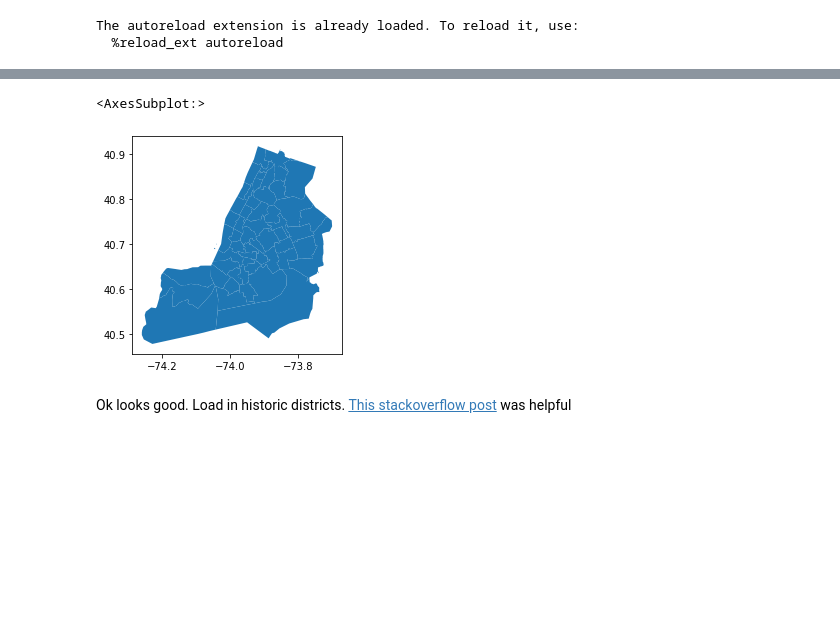
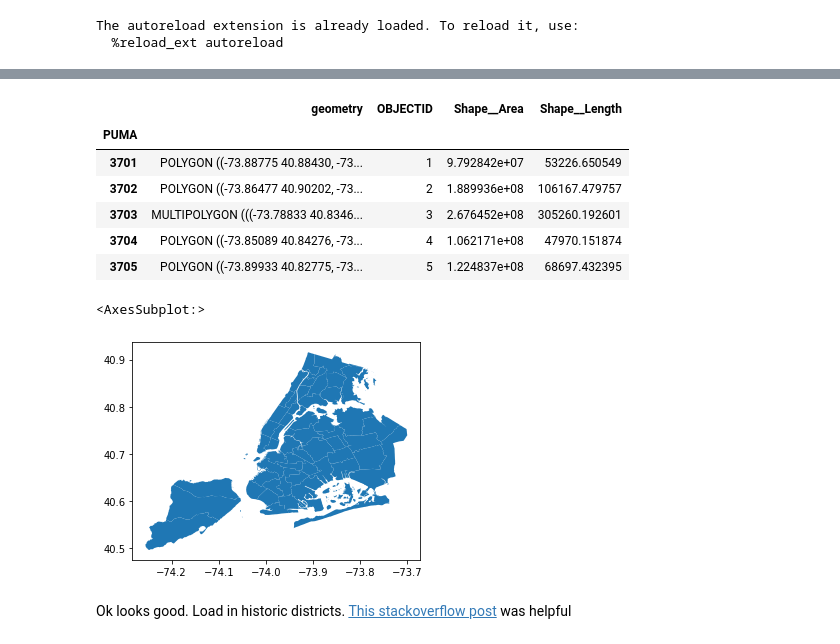
Before and after one commit to NYCPlanning/db-equitable-development-tool, a Jupyter notebook: notebooks/Area_within_Historic_District_Exploratory.ipynb, the cells around one changed output, grey strips where cells are left out. Drawn from its saved outputs; the diff is of its cells as text; code cells hidden in the pictures; blank space fills up the shorter version.

```diff
--- a/notebooks/Area_within_Historic_District_Exploratory.ipynb
+++ b/notebooks/Area_within_Historic_District_Exploratory.ipynb
@@ -76,7 +17,0 @@ PUMAs
-# %%
-NYC_PUMAs = PUMAs[PUMAs['PUMA'].isin(NYC_PUMA_ids)]
-NYC_PUMAs.set_index('PUMA',inplace=True)
-NYC_PUMAs.plot()
-# %% [output]
-<AxesSubplot:>
-[figure, removed]
@@ -83,3 +21,20 @@ NYC_PUMAs.plot()
+# %%
+NYC_PUMAs = gp.GeoDataFrame.from_features(res_json['features'])
+NYC_PUMAs.set_index('PUMA', inplace=True)
+NYC_PUMAs.head(5)
+# %% [output]
+|  | geometry | OBJECTID | Shape__Area | Shape__Length |
+| PUMA |  |  |  |  |
+| 3701 | POLYGON ((-73.88775 40.88430, -73... | 1 | 9.792842e+07 | 53226.650549 |
+| 3702 | POLYGON ((-73.86477 40.90202, -73... | 2 | 1.889936e+08 | 106167.479757 |
+| 3703 | MULTIPOLYGON (((-73.78833 40.8346... | 3 | 2.676452e+08 | 305260.192601 |
+| 3704 | POLYGON ((-73.85089 40.84276, -73... | 4 | 1.062171e+08 | 47970.151874 |
+| 3705 | POLYGON ((-73.89933 40.82775, -73... | 5 | 1.224837e+08 | 68697.432395 |
+# %%
+NYC_PUMAs.plot()
+# %% [output]
+<AxesSubplot:>
+[figure, added]
 # %% [markdown]
 Ok looks good. Load in historic districts. [This stackoverflow post](https://gis.stackexchange.com/questions/327197/typeerror-input-geometry-column-must-contain-valid-geometry-objects) was helpful
 # %%
```
Also changed, not shown: parts of 13 cells of this notebook, 7 other files.
